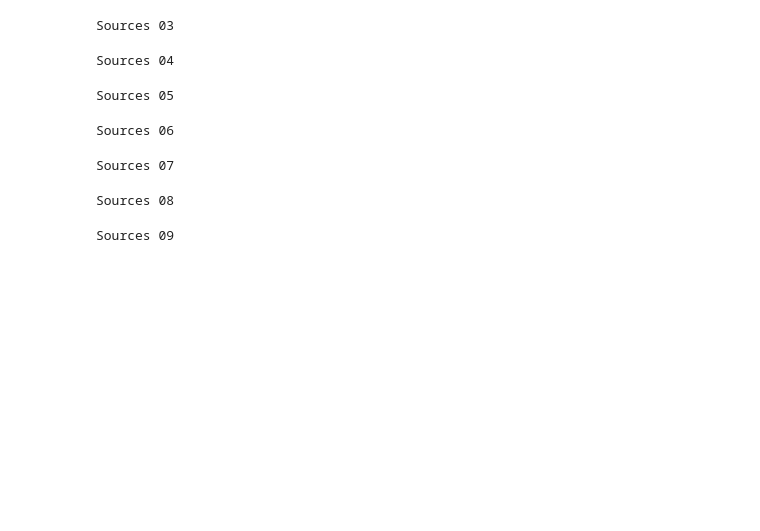
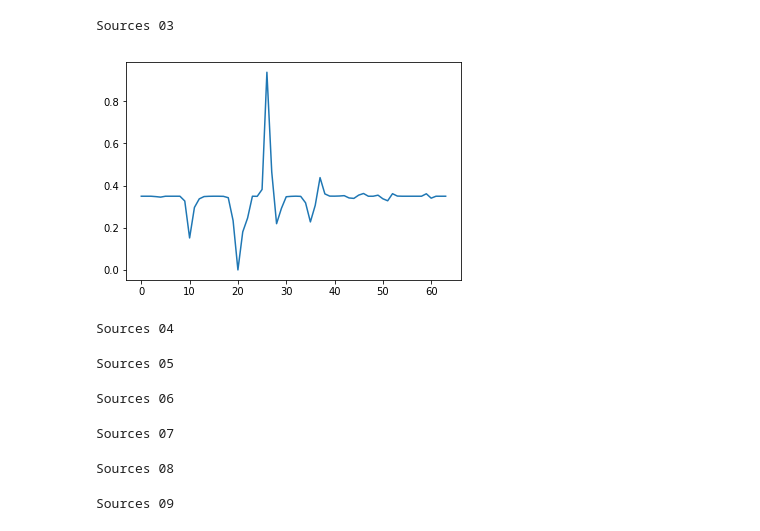
Before and after one commit to Creison-Maique/MultiAnodePMT, a Jupyter notebook: BC1/notebooks/FastICA.ipynb, the cells around one changed output. Drawn from its saved outputs; the diff is of its cells as text; code cells hidden in the pictures; blank space fills up the shorter version.

```diff
--- a/BC1/notebooks/FastICA.ipynb
+++ b/BC1/notebooks/FastICA.ipynb
@@ -132,6 +142,11 @@ print "Sources 03"
 #print kmeans_sources03.labels_
 # %% [output]
 Sources 03
+# %%
+plt.plot(sources03[2])
+plt.show()
+# %% [output]
+[figure, added]
 # %%
 #For 04 Sources
 sources04=calc_ICA('Serpentine',4)
```
Also changed, not shown: parts of 1 cell of this notebook, 6 other files.
